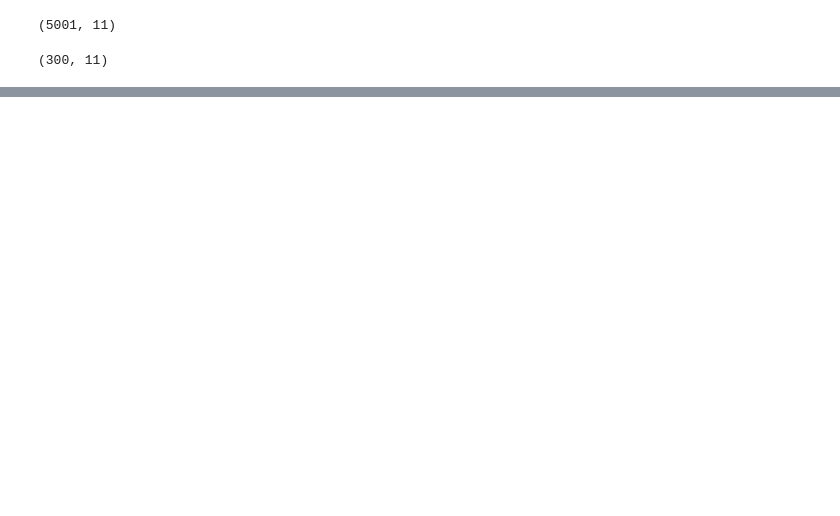
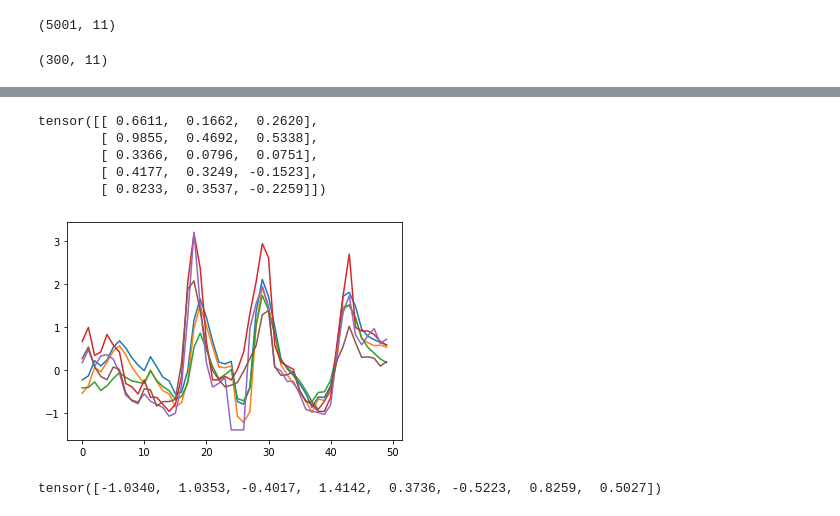
Before and after one commit to KoldaEFK/Pytorch-RNN, a Jupyter notebook: Prep_version.ipynb, the cells around one changed output, grey strips where cells are left out. Cells and saved outputs as stored; diff of their text form; code cells hidden in the pictures; blank space fills up the shorter version.

Commit message:
added predict function to the model

```diff
--- a/Prep_version.ipynb
+++ b/Prep_version.ipynb
@@ -25,13 +26,13 @@ df_train[0:300,:].shape
 # %%
 #hyperparameters
 
-sequence_length = 30
+sequence_length = 50
 batch_size = 40
-learning_rate = 0.001
+learning_rate = 0.0001
 input_size = 11
 hidden_size = 32
 output_size = 3
-num_epochs = 10
+num_epochs = 20
 # %%
 #RESHAPING the problem to supervised learning
 #X shape --> (length-sequence_length),sequence_length,features 4700,300,11
@@ -64,8 +65,10 @@ class Train_Time_Series_Dataset(Dataset):
     def __len__(self):
         return self.n_samples
 
+#Evaluation Dataset returns only features-X and NOT targets-y
 class Eval_Dataset(Dataset):
     def __init__(self,sequence):
+        sequence = np.asarray(sequence, dtype=np.float32)
         self.X = torch.from_numpy(sequence)
         self.n_samples = sequence.shape[0]
 
@@ -194,0 +221,21 @@ torch.Size([80, 30, 11])
+# %%
+#test
+test_outputs = torch.stack(model.predict(eval_dataset[400:500],eval_dataset[500:550])).cpu().detach().numpy()
+evv = eval_dataset[500:550,8:]
+print(evv[:5])
+#.cpu().detach().numpy()
+plt.plot(test_outputs)
+plt.plot(evv)
+plt.show()
+# %% [output]
+tensor([[ 0.6611,  0.1662,  0.2620],
+        [ 0.9855,  0.4692,  0.5338],
+        [ 0.3366,  0.0796,  0.0751],
+        [ 0.4177,  0.3249, -0.1523],
+        [ 0.8233,  0.3537, -0.2259]])
+[figure, added]
+# %%
+g= eval_dataset[500:550]
+g[1,:8]
+# %% [output]
+tensor([-1.0340,  1.0353, -0.4017,  1.4142,  0.3736, -0.5223,  0.8259,  0.5027])
```
Also changed, not shown: parts of 6 cells of this notebook.
